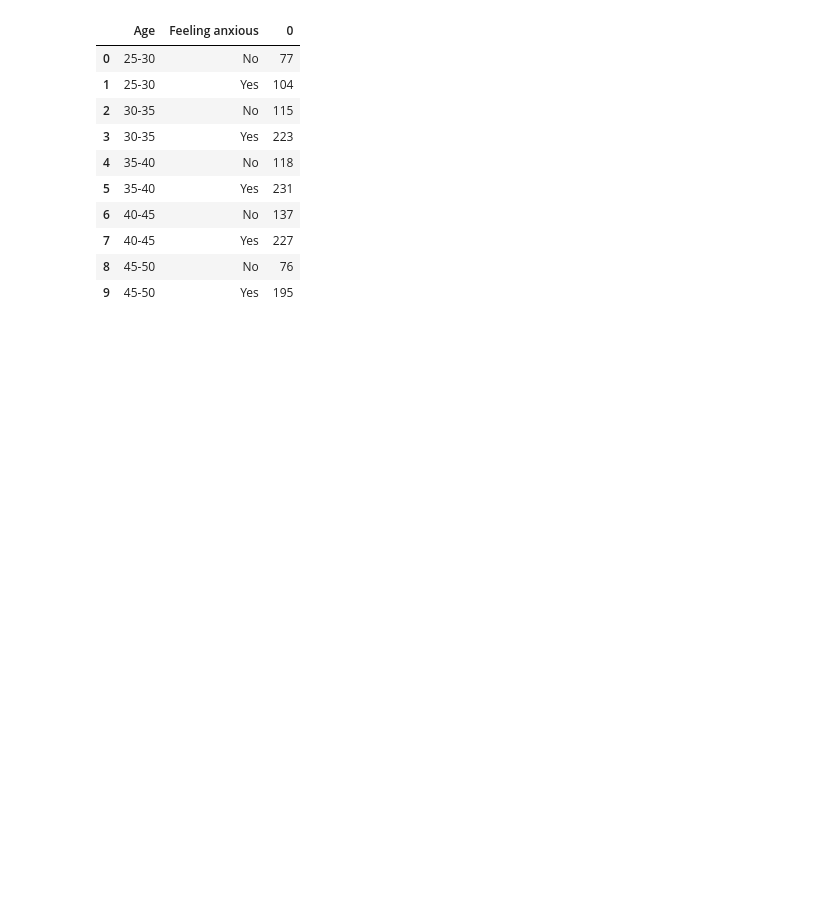
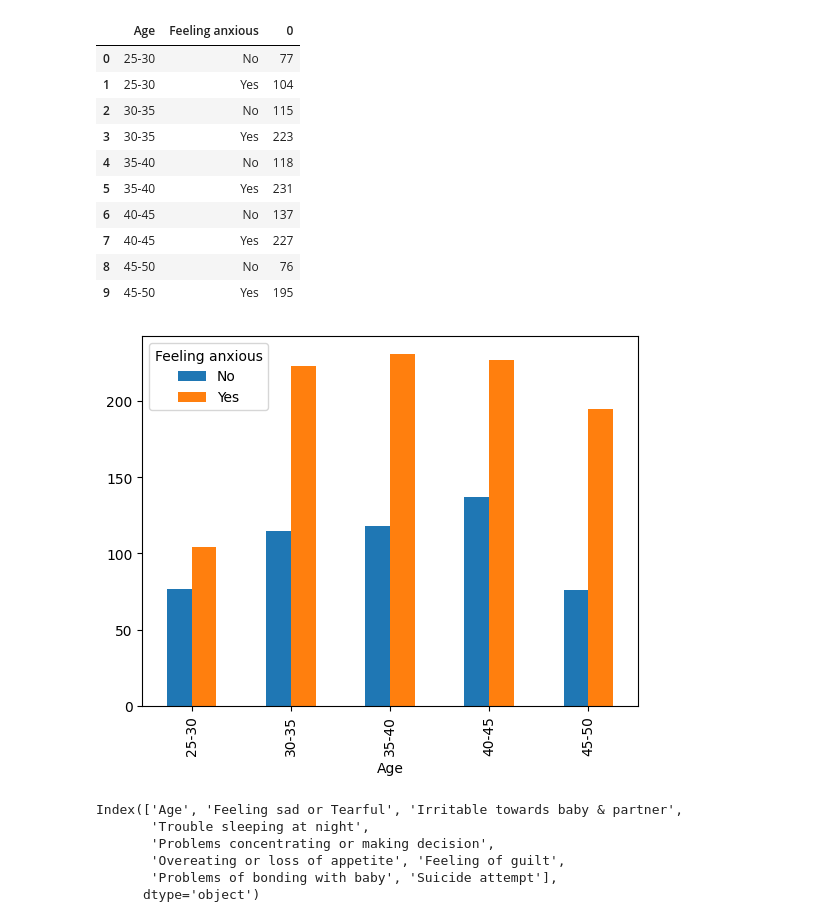
Before and after one commit to sherrywilly/CE880_Case_Study, a Jupyter notebook: case_study.ipynb, the cells around one changed output. Saved outputs shown, nothing was run; the diff lists cells and outputs as text; code cells hidden in the pictures; blank space fills up the shorter version.

```diff
--- a/case_study.ipynb
+++ b/case_study.ipynb
@@ -148,3 +155,24 @@ df.groupby(['Age','Feeling anxious']).size().reset_index()
 | 7 | 40-45 | Yes | 227 |
 | 8 | 45-50 | No | 76 |
 | 9 | 45-50 | Yes | 195 |
+# %%
+crosstab_results = pd.crosstab(df['Age'], df['Feeling anxious'])
+crosstab_results.plot(kind='bar')
+plt.show()
+# %% [output]
+[figure, added]
+# %%
+# for col in df.select_dtypes(include=['object'])[:7]:
+#   print(f"Column: {col}")
+#   df[col].value_counts().plot(kind='bar')
+#   plt.show()
+# crosstab_results.plot(kind='bar')
+
+columns = df.select_dtypes(include=['object']).columns[:-1]
+# %% [output]
+Index(['Age', 'Feeling sad or Tearful', 'Irritable towards baby & partner',
+       'Trouble sleeping at night',
+       'Problems concentrating or making decision',
+       'Overeating or loss of appetite', 'Feeling of guilt',
+       'Problems of bonding with baby', 'Suicide attempt'],
+      dtype='object')
```
Also changed, not shown: parts of 4 cells of this notebook.
